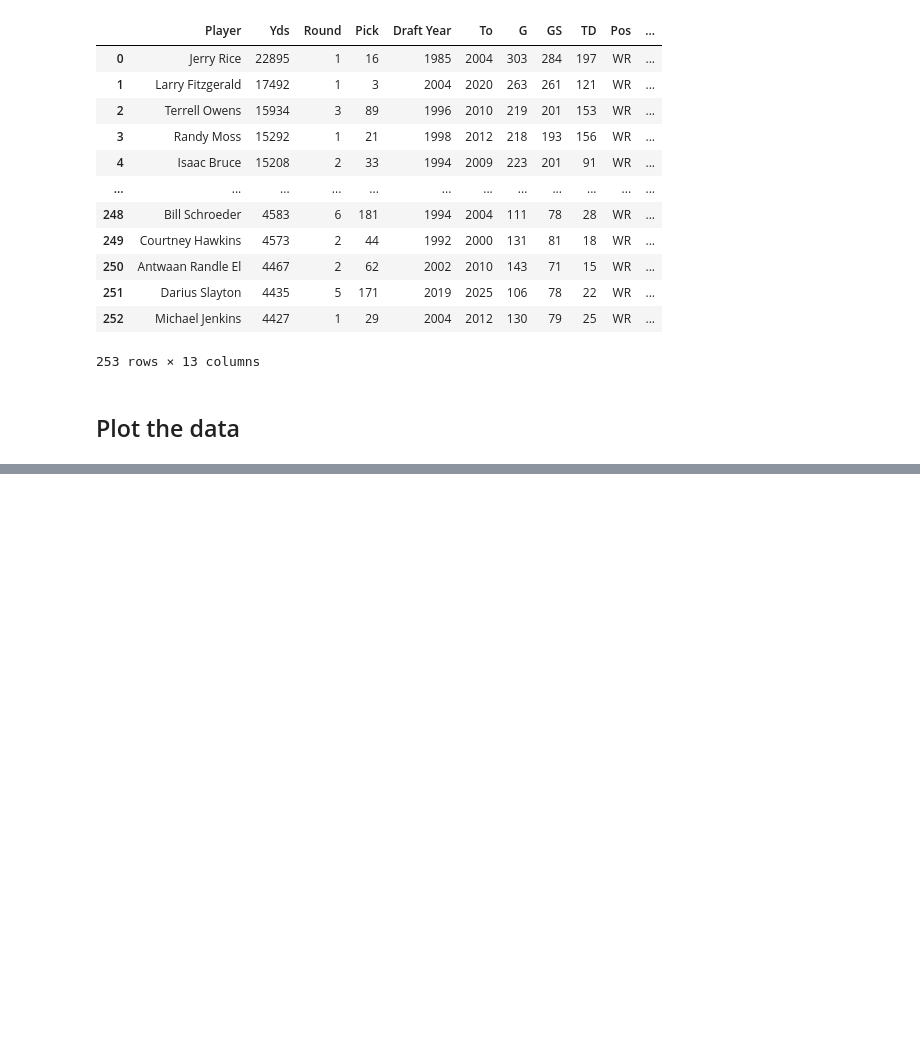
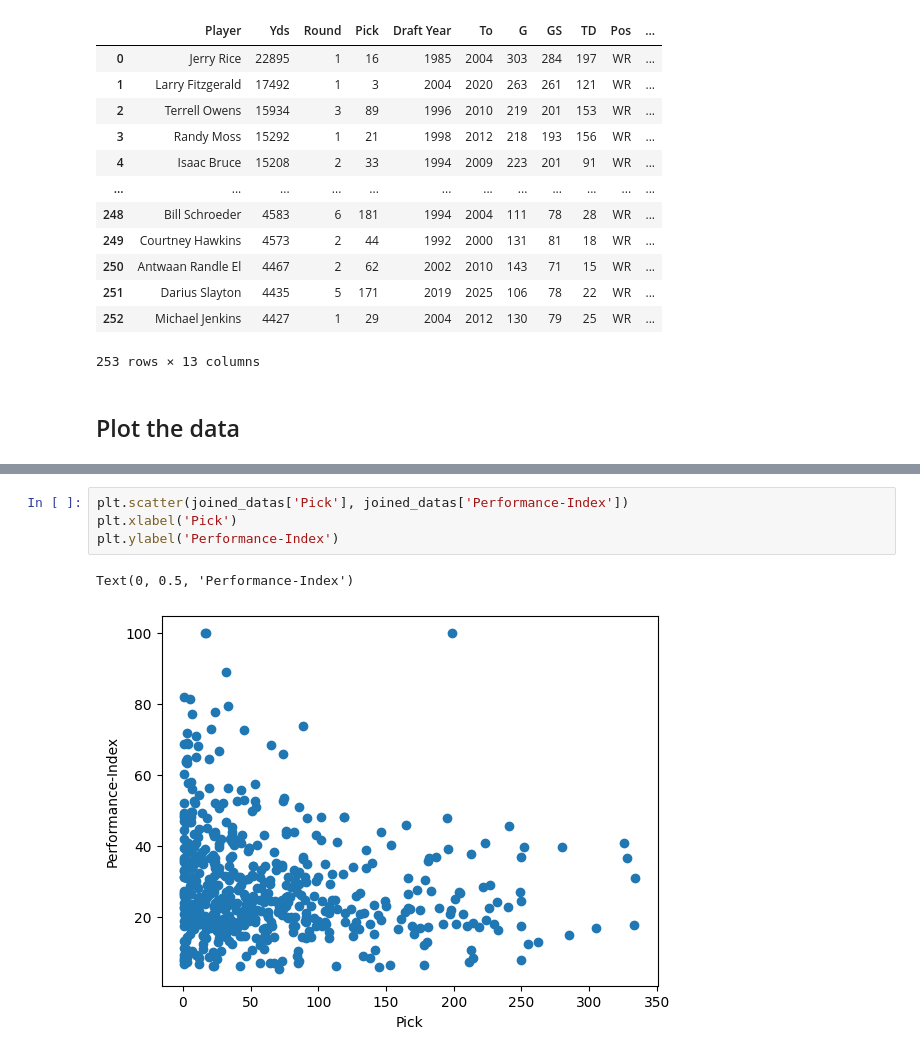
Before and after one commit to szmbalint/Causal_Inference_Project, a Jupyter notebook: Notebook/init_notebook.ipynb, the cells around one changed output, grey strips where cells are left out. Drawn from its saved outputs; the diff is of its cells as text; blank space fills up the shorter version.

```diff
--- a/Notebook/init_notebook.ipynb
+++ b/Notebook/init_notebook.ipynb
@@ -117,0 +135,7 @@ Text(0, 0.5, 'Cap-Inflated Earnings')
+# %%
+plt.scatter(joined_datas['Pick'], joined_datas['Performance-Index'])
+plt.xlabel('Pick')
+plt.ylabel('Performance-Index')
+# %% [output]
+Text(0, 0.5, 'Performance-Index')
+[figure, added]
```
Also changed, not shown: parts of 9 cells of this notebook.
